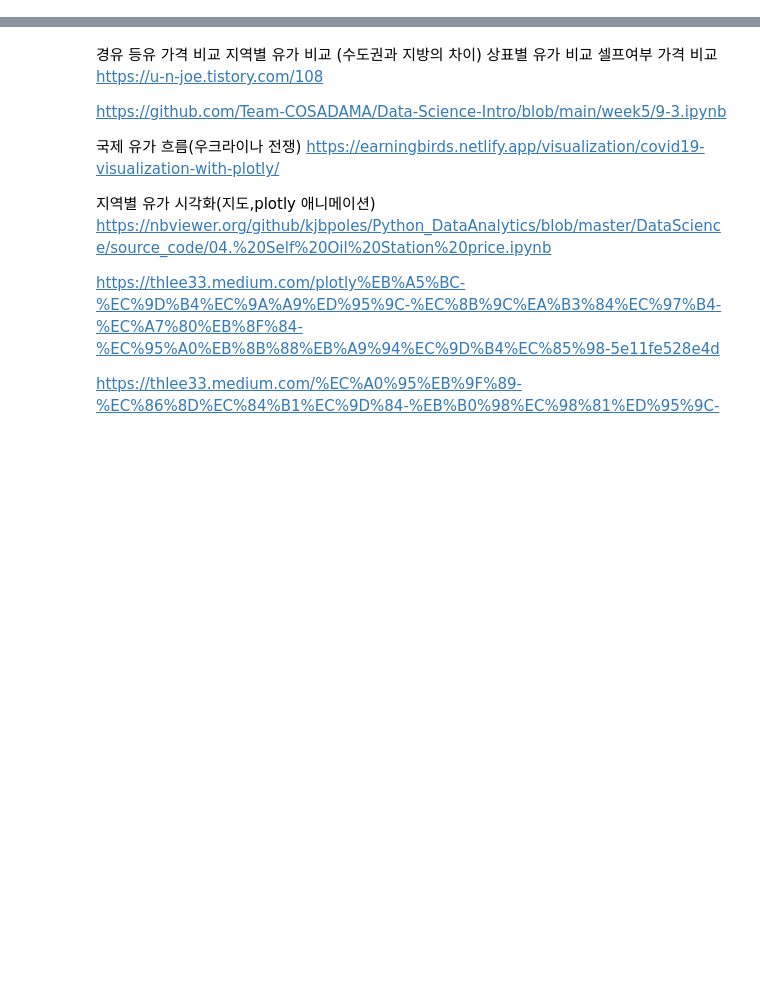
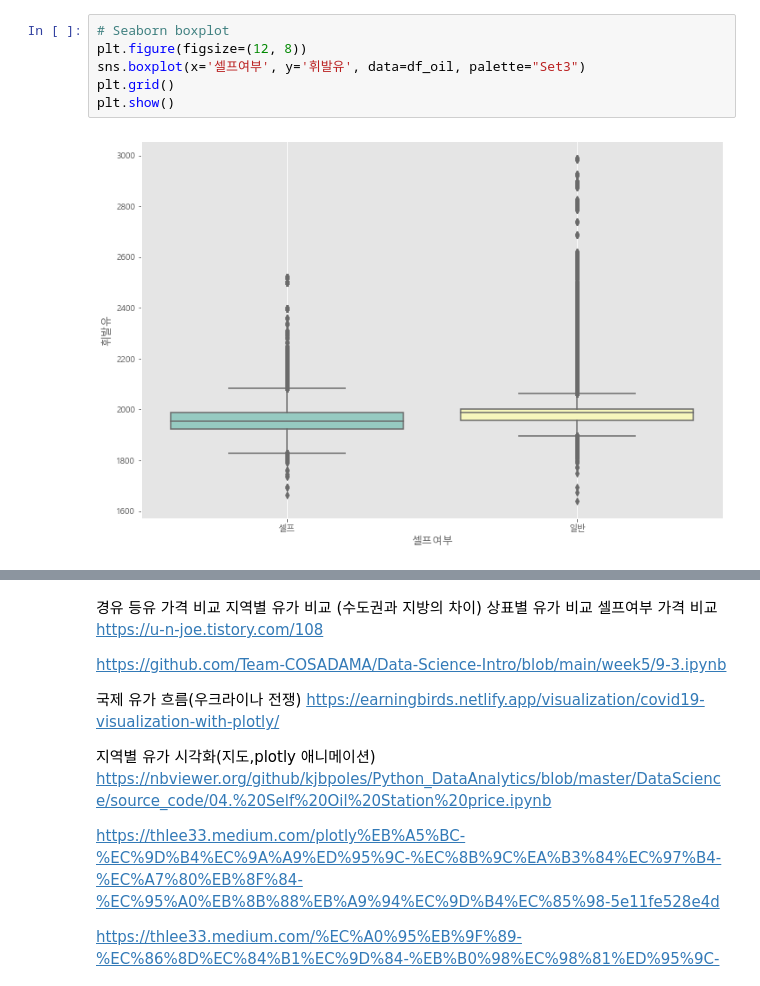
Before and after one commit to Chan0226/-, a Jupyter notebook: 시각화.ipynb, the cells around one changed output, grey strips where cells are left out. Cells and saved outputs as stored; diff of their text form; blank space fills up the shorter version.

```diff
--- a/시각화.ipynb
+++ b/시각화.ipynb
@@ -55,0 +164,8 @@ result
+# %%
+# Seaborn boxplot
+plt.figure(figsize=(12, 8))
+sns.boxplot(x='셀프여부', y='휘발유', data=df_oil, palette="Set3")
+plt.grid()
+plt.show()
+# %% [output]
+[figure, added]
```
Also changed, not shown: parts of 83 cells of this notebook.
